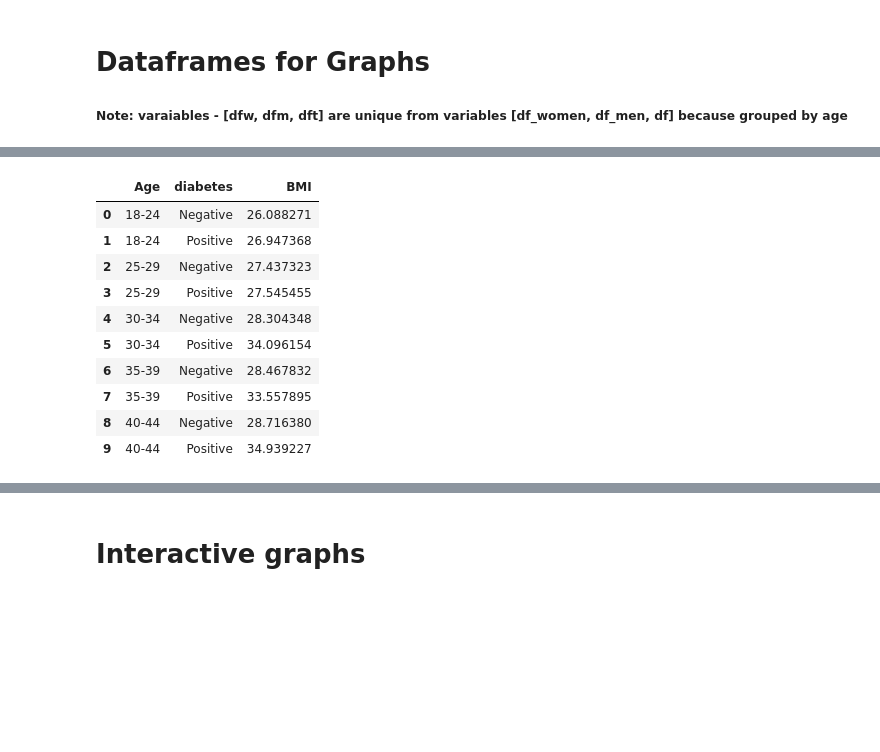
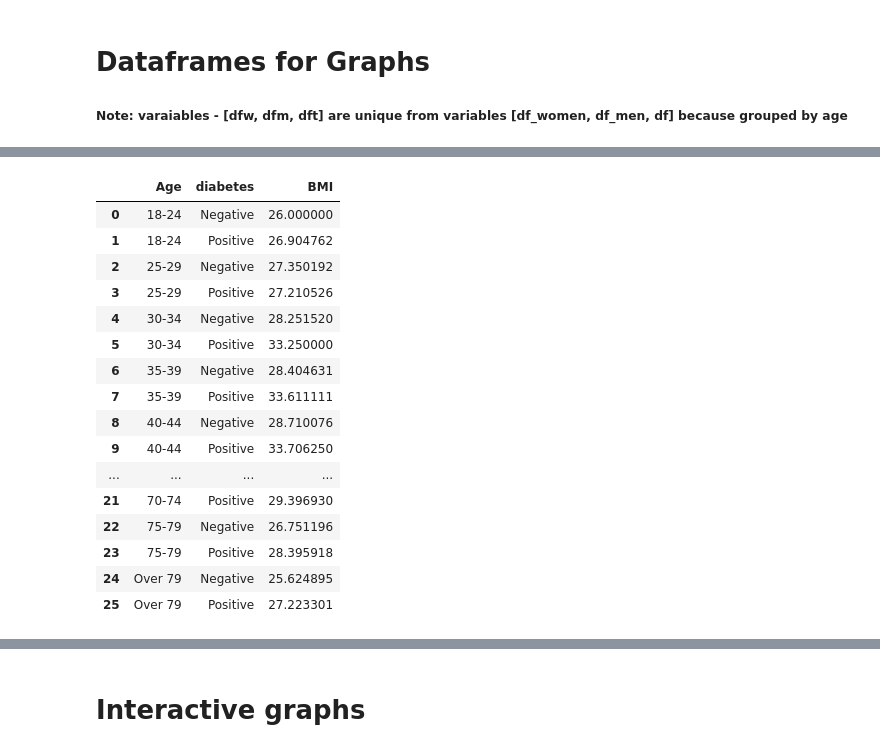
Before and after one commit to FiestaDeUna/Project-3, a Jupyter notebook: Diabetes_BMI_Analysis.ipynb, the cells around one changed output, grey strips where cells are left out. Cells and saved outputs as stored; diff of their text form; code cells hidden in the pictures; blank space fills up the shorter version.

```diff
--- a/Diabetes_BMI_Analysis.ipynb
+++ b/Diabetes_BMI_Analysis.ipynb
@@ -53,15 +76,0 @@ df.head(5)
-# %%
-df = df[df['Smoker'] == 0.0]
-df = df[df['Stroke'] == 0.0]
-df = df[df['HeartDiseaseorAttack'] == 0.0]
-df = df[df['HvyAlcoholConsump'] == 0.0]
-df = df[df['NoDocbcCost'] == 0.0]
-df = df[df['CholCheck'] == 1.0]
-df = df[df['AnyHealthcare'] == 1.0]
-
-df = df.drop(['Smoker', 'Stroke', 'HeartDiseaseorAttack',
-              'PhysActivity', 'Fruits', 'AnyHealthcare',
-              'NoDocbcCost', 'GenHlth', 'MentHlth',
-             'PhysHlth', 'DiffWalk', 'Education',
-             'HvyAlcoholConsump', 'Income', 'Veggies', 'CholCheck'], axis=1)
-df.head(5)
@@ -108,8 +110,3 @@ Male      0.107351
 Name: diabetes, dtype: float64
-# %%
-#change value from int to string
-
-df["diabetes"] = df["diabetes"].replace({1.0: "Positive"})
-df["diabetes"] = df["diabetes"].replace({0.0: "Negative"})
 # %% [markdown]
 # Split Dataframe into two (male/female)
@@ -121,3 +118,11 @@ df_men = df[df["Sex"] == 'Male']
+# %%
+#change value from int to string
+
+# For df_women
+df_women.loc[:, "diabetes"] = df_women["diabetes"].replace({1.0: "Positive", 0.0: "Negative"})
+
+# For df_men
+df_men.loc[:, "diabetes"] = df_men["diabetes"].replace({1.0: "Positive", 0.0: "Negative"})
 # %%
 # mean of all categories women grouped by pos/neg
 
@@ -203,19 +230,25 @@ dfw.head(10)
 # %%
 dfm = df_men.groupby(["Age", "diabetes"])['BMI'].mean().reset_index()
 dfm['Age'] = dfm['Age'].replace(age_labels_mapping)
-dfm.head(10)
+dfm
 # %% [output]
 |  | Age | diabetes | BMI |
-| 0 | 18-24 | Negative | 26.088271 |
-| 1 | 18-24 | Positive | 26.947368 |
-| 2 | 25-29 | Negative | 27.437323 |
-| 3 | 25-29 | Positive | 27.545455 |
-| 4 | 30-34 | Negative | 28.304348 |
-| 5 | 30-34 | Positive | 34.096154 |
-| 6 | 35-39 | Negative | 28.467832 |
-| 7 | 35-39 | Positive | 33.557895 |
-| 8 | 40-44 | Negative | 28.716380 |
-| 9 | 40-44 | Positive | 34.939227 |
+| 0 | 18-24 | Negative | 26.000000 |
+| 1 | 18-24 | Positive | 26.904762 |
+| 2 | 25-29 | Negative | 27.350192 |
+| 3 | 25-29 | Positive | 27.210526 |
+| 4 | 30-34 | Negative | 28.251520 |
+| 5 | 30-34 | Positive | 33.250000 |
+| 6 | 35-39 | Negative | 28.404631 |
+| 7 | 35-39 | Positive | 33.611111 |
+| 8 | 40-44 | Negative | 28.710076 |
+| 9 | 40-44 | Positive | 33.706250 |
+| ... | ... | ... | ... |
+| 21 | 70-74 | Positive | 29.396930 |
+| 22 | 75-79 | Negative | 26.751196 |
+| 23 | 75-79 | Positive | 28.395918 |
+| 24 | Over 79 | Negative | 25.624895 |
+| 25 | Over 79 | Positive | 27.223301 |
 # %%
 dft = df.groupby(["Age", "diabetes"])['BMI'].mean().reset_index()
 dft['Age'] = dft['Age'].replace(age_labels_mapping)
```
Also changed, not shown: parts of 23 cells of this notebook.
